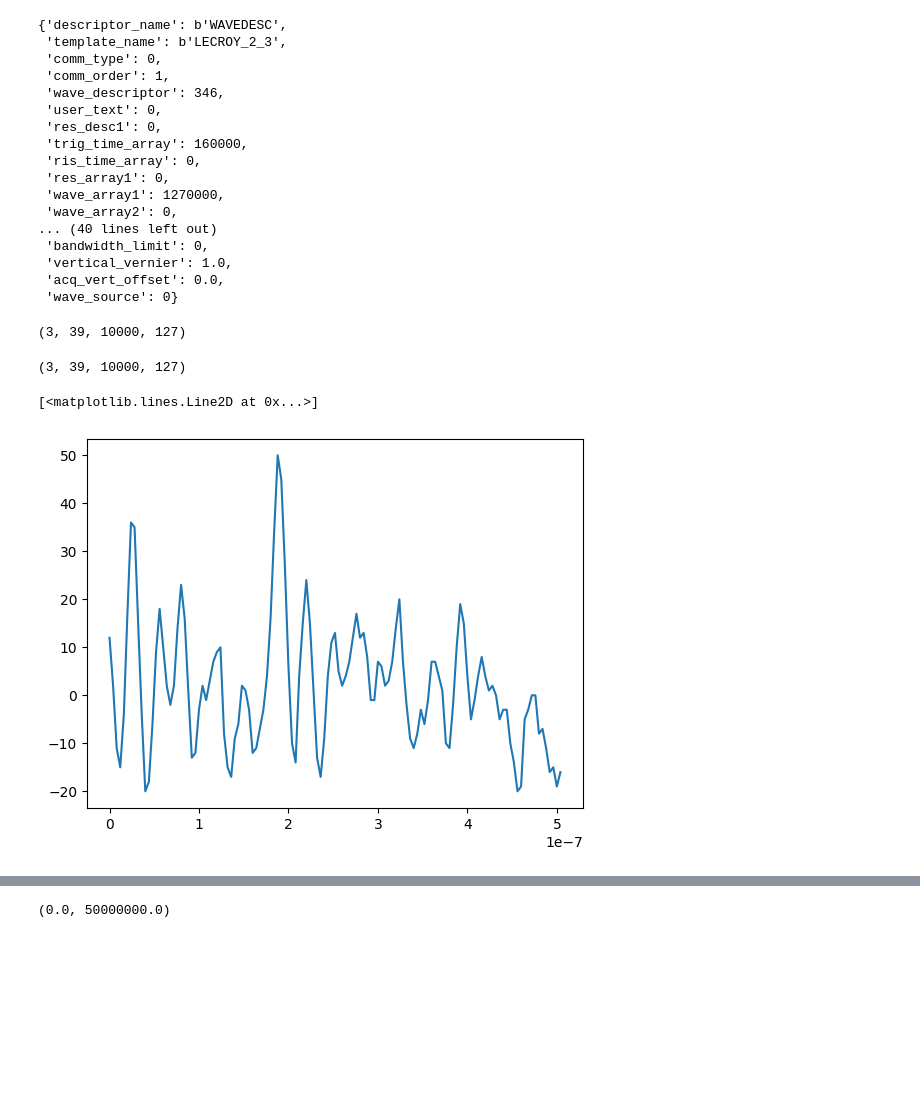
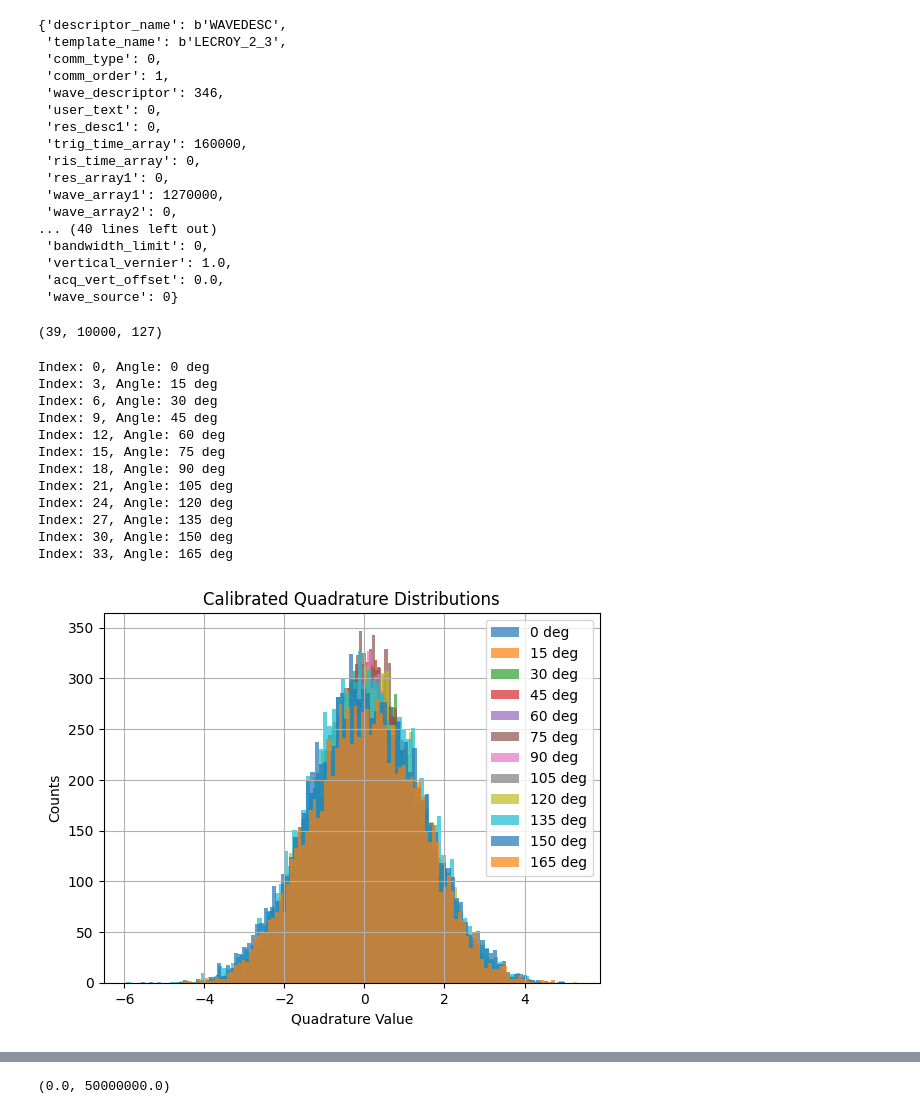
Before and after one commit to ThomasRavnborg/Homodyne-Tomography, a Jupyter notebook: DataAnalysis.ipynb, the cells around one changed output, grey strips where cells are left out. Saved outputs shown, nothing was run; the diff lists cells and outputs as text; code cells hidden in the pictures; blank space fills up the shorter version.

Commit message:
Included data load structure

```diff
--- a/DataAnalysis.ipynb
+++ b/DataAnalysis.ipynb
@@ -12,9 +12,11 @@ import os
 import sys
 from scipy.fft import rfft, irfft, rfftfreq
 # %%
+# Load data
 data_folder = 'C:\\Users\\tbrav\\OneDrive\\Skrivebord\\data-tora' # Path to data folder
-dates = os.listdir(data_folder)
-datasets = ['cat1', 'tora1']
+#dates = os.listdir(data_folder)
+dates = ['091027']
+datasets = ['cat2']
 
 def get_file_list(date, dataset):
     folder = os.path.join(data_folder, date, dataset)
@@ -23,5 +25,5 @@ def get_file_list(date, dataset):
     return fns
 
 files = {dat:{ds:get_file_list(dat, ds) for ds in datasets} for dat in dates}
-files
+#files
 # %% [output]
@@ -45,5 +47,5 @@ files
 # %%
-meta, times, data = lecroy.read(files[dates[0]]['cat1'][0], scale=False)
+meta, times, data = lecroy.read(files[dates[0]]['cat2'][0], scale=False)
 dt = meta['horiz_interval']
 fs = 1/dt
 N = len(data[0])
@@ -78,13 +80,53 @@ for ds in datasets:
 # %%
 data.shape
 # %% [output]
-(3, 39, 10000, 127)
+(39, 10000, 127)
-# %%
-tora1.shape
-# %% [output]
-(3, 39, 10000, 127)
-# %%
-plt.plot(t, tora1[2,38,3])
-# %% [output]
-[<matplotlib.lines.Line2D at 0x...>]
-[figure, removed]
+# %%
+# Extract vacuum data and center around 0
+vacuum = data[36]
+vacuum = vacuum - np.mean(vacuum, axis=0)
+# Performing singular value decomposition to extract the temporal mode
+# Decomposes data as: U * S * V^T
+U, S, Vt = np.linalg.svd(vacuum, full_matrices=False)
+# Temporal mode is the first right singular vector
+temporal_mode = Vt[0]  # shape (T,)
+temporal_mode /= np.linalg.norm(temporal_mode)
+# Project vacuum state onto the temporal mode
+vacuum_proj = np.dot(vacuum, temporal_mode)
+# Calculate mean and standard deviation for calibration
+vacuum_mean = np.mean(vacuum_proj)
+vacuum_std = np.std(vacuum_proj)
+# %%
+x_values = np.array([])
+theta_values = np.array([])
+
+for i in range(12):
+    print(f'Index: {3*i}, Angle: {15*i} deg')
+    state = data[3*i]
+    # Project each trace onto the temporal mode
+    quadratures = np.dot(state, temporal_mode)
+    quadratures = (quadratures - vacuum_mean) / vacuum_std
+    x_values = np.append(x_values, quadratures)
+    theta_values = np.append(theta_values, np.full_like(quadratures, 15*i))
+    theta_values = np.deg2rad(theta_values)
+    plt.hist(quadratures, bins=100, density=False, alpha=0.7, label=f'{15*i} deg')
+plt.legend()
+plt.title("Calibrated Quadrature Distributions")
+plt.xlabel("Quadrature Value")
+plt.ylabel("Counts")
+plt.grid(True)
+plt.show()
+# %% [output]
+Index: 0, Angle: 0 deg
+Index: 3, Angle: 15 deg
+Index: 6, Angle: 30 deg
+Index: 9, Angle: 45 deg
+Index: 12, Angle: 60 deg
+Index: 15, Angle: 75 deg
+Index: 18, Angle: 90 deg
+Index: 21, Angle: 105 deg
+Index: 24, Angle: 120 deg
+Index: 27, Angle: 135 deg
+Index: 30, Angle: 150 deg
+Index: 33, Angle: 165 deg
+[figure, added]
```
Also changed, not shown: parts of 8 cells of this notebook.
